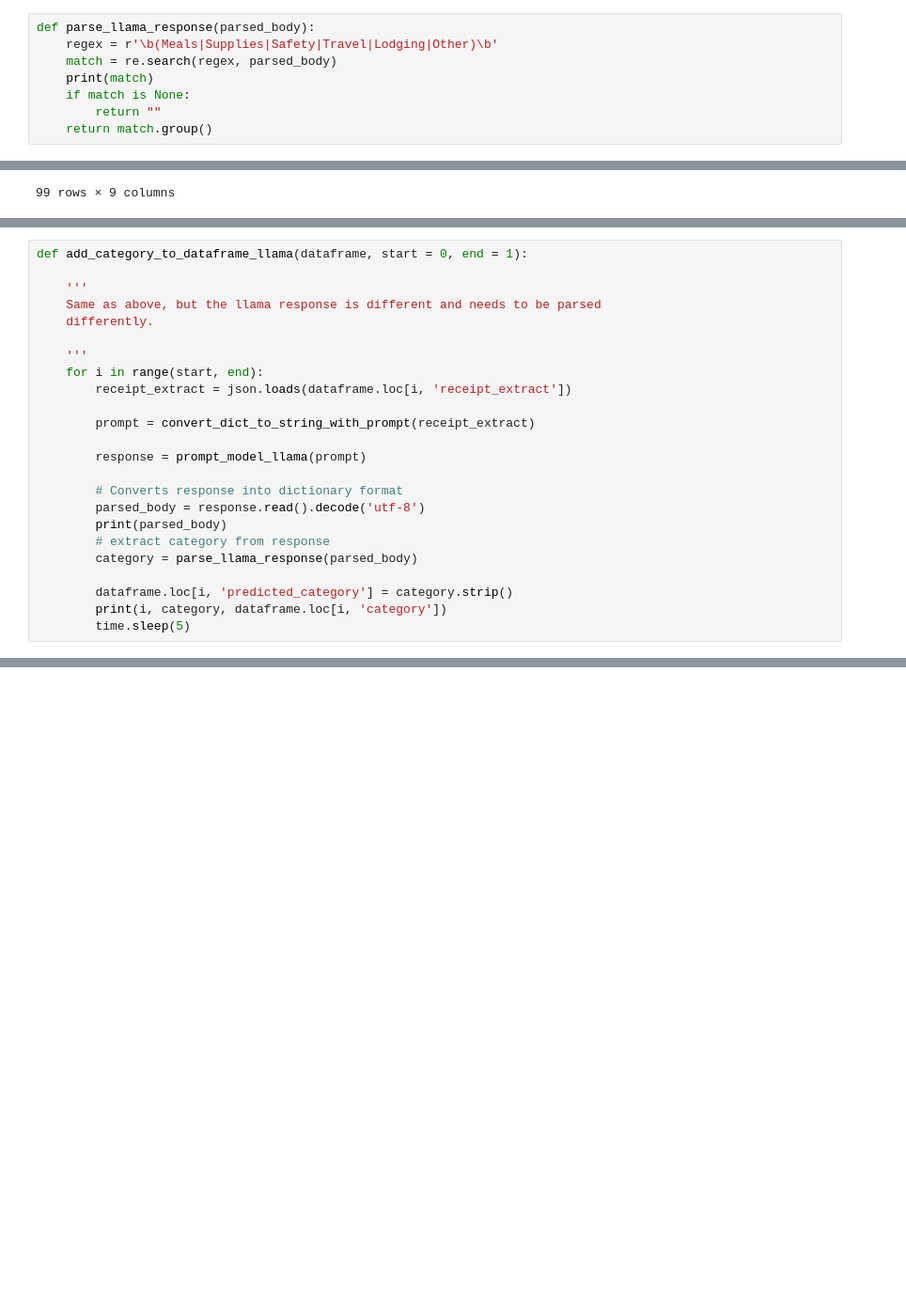
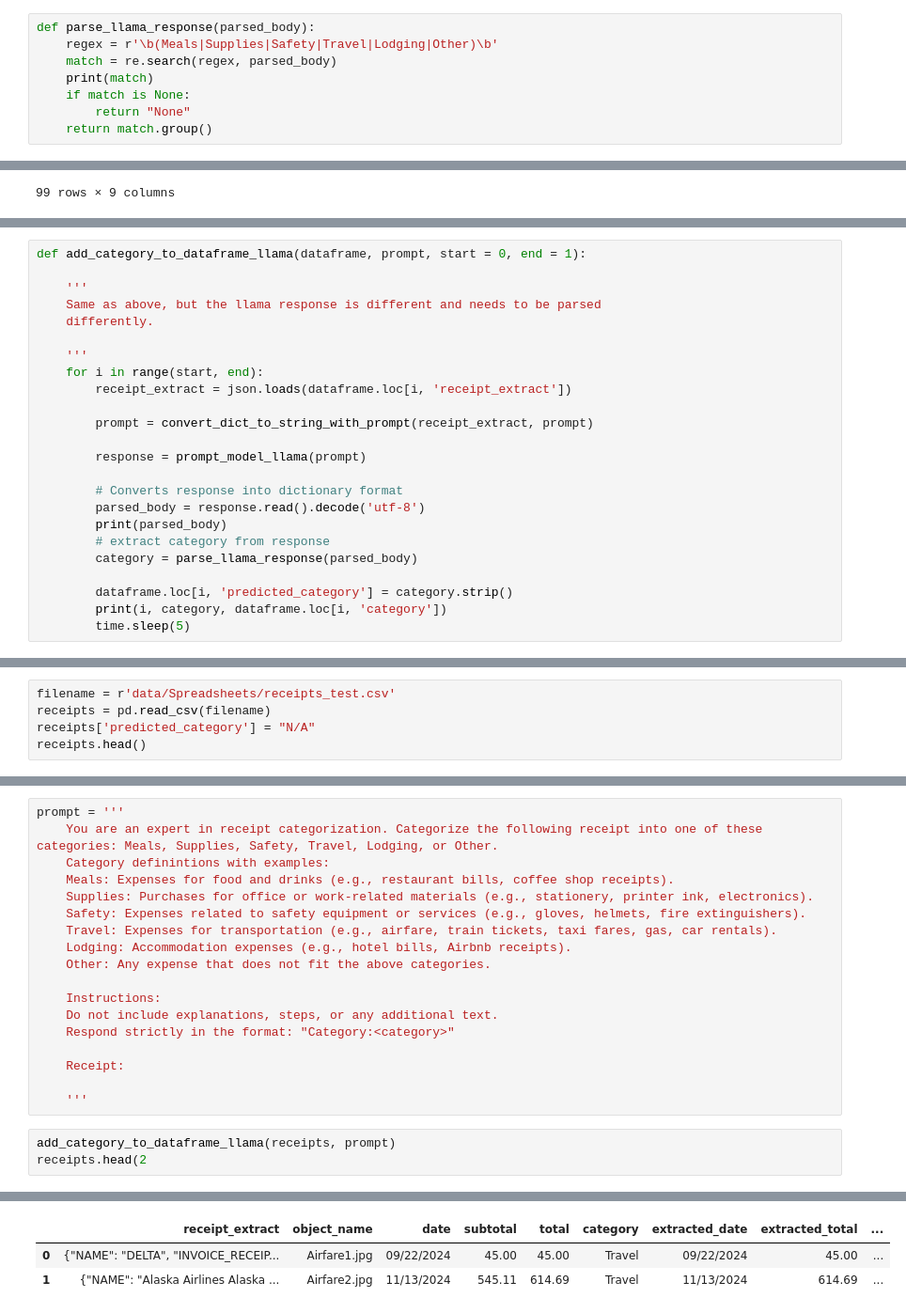
Before and after one commit to Callowlock/ReceiptProcessing, a Jupyter notebook: UploadReceiptsSaveTextract.ipynb, the cells around one changed output, grey strips where cells are left out. Shown at 94% size. Cells and saved outputs as stored; diff of their text form; blank space fills up the shorter version.

```diff
--- a/UploadReceiptsSaveTextract.ipynb
+++ b/UploadReceiptsSaveTextract.ipynb
@@ -469,7 +429,7 @@ def parse_llama_response(parsed_body):
     match = re.search(regex, parsed_body)
     print(match)
     if match is None:
-        return ""
+        return "None"
     return match.group()
 # %%
 string = "{'generation': ' Meals: \n    item0:Snacks\n    item1:$15.00\n    item2:Snacks $15.00\n    item3:Baggage fees\n    item4:$25.00\n    item5:Baggage fees $25.00\n    item6:Total\n    item7:$40.00\n    item8:Total $40.00\n    INVOICE_RECEIPT_DATE:Thu, Nov 14 Wed, Nov 13\n', 'prompt_token_count': 328, 'generation_token_count': 100, 'stop_reason': 'length'}"
@@ -528,7 +488,7 @@ def add_category_to_dataframe(dataframe, start = 0, end = 1):
         print(i, category, dataframe.loc[i, 'category'])
         time.sleep(10)
 # %%
-def add_category_to_dataframe_llama(dataframe, start = 0, end = 1):
+def add_category_to_dataframe_llama(dataframe, prompt, start = 0, end = 1):
 
     '''
     Same as above, but the llama response is different and needs to be parsed
@@ -538,7 +498,7 @@ def add_category_to_dataframe_llama(dataframe, start = 0, end = 1):
     for i in range(start, end):
         receipt_extract = json.loads(dataframe.loc[i, 'receipt_extract'])
 
-        prompt = convert_dict_to_string_with_prompt(receipt_extract)
+        prompt = convert_dict_to_string_with_prompt(receipt_extract, prompt)
 
         response = prompt_model_llama(prompt)
 
@@ -562,0 +516,5 @@ def add_category_to_dataframe_llama(dataframe, start = 0, end = 1):
+# %%
+filename = r'data/Spreadsheets/receipts_test.csv'
+receipts = pd.read_csv(filename)
+receipts['predicted_category'] = "N/A"
+receipts.head()
@@ -562,0 +528,22 @@ def add_category_to_dataframe_llama(dataframe, start = 0, end = 1):
+# %%
+prompt = '''
+    You are an expert in receipt categorization. Categorize the following receipt into one of these categories: Meals, Supplies, Safety, Travel, Lodging, or Other.
+    Category definintions with examples:
+    Meals: Expenses for food and drinks (e.g., restaurant bills, coffee shop receipts).
+    Supplies: Purchases for office or work-related materials (e.g., stationery, printer ink, electronics).
+    Safety: Expenses related to safety equipment or services (e.g., gloves, helmets, fire extinguishers).
+    Travel: Expenses for transportation (e.g., airfare, train tickets, taxi fares, gas, car rentals).
+    Lodging: Accommodation expenses (e.g., hotel bills, Airbnb receipts).
+    Other: Any expense that does not fit the above categories.
+
+    Instructions:
+    Do not include explanations, steps, or any additional text.
+    Respond strictly in the format: "Category:<category>"
+
+    Receipt:
+
+    '''
+# %%
+add_category_to_dataframe_llama(receipts, prompt)
+receipts.head(2
+# %% [output]
@@ -562,0 +553,3 @@ def add_category_to_dataframe_llama(dataframe, start = 0, end = 1):
+|  | receipt_extract | object_name | date | subtotal | total | category | extracted_date | extracted_total | ... |
+| 0 | {"NAME": "DELTA", "INVOICE_RECEIP... | Airfare1.jpg | 09/22/2024 | 45.00 | 45.00 | Travel | 09/22/2024 | 45.00 | ... |
+| 1 | {"NAME": "Alaska Airlines Alaska ... | Airfare2.jpg | 11/13/2024 | 545.11 | 614.69 | Travel | 11/13/2024 | 614.69 | ... |
```
Also changed, not shown: parts of 17 cells of this notebook.
